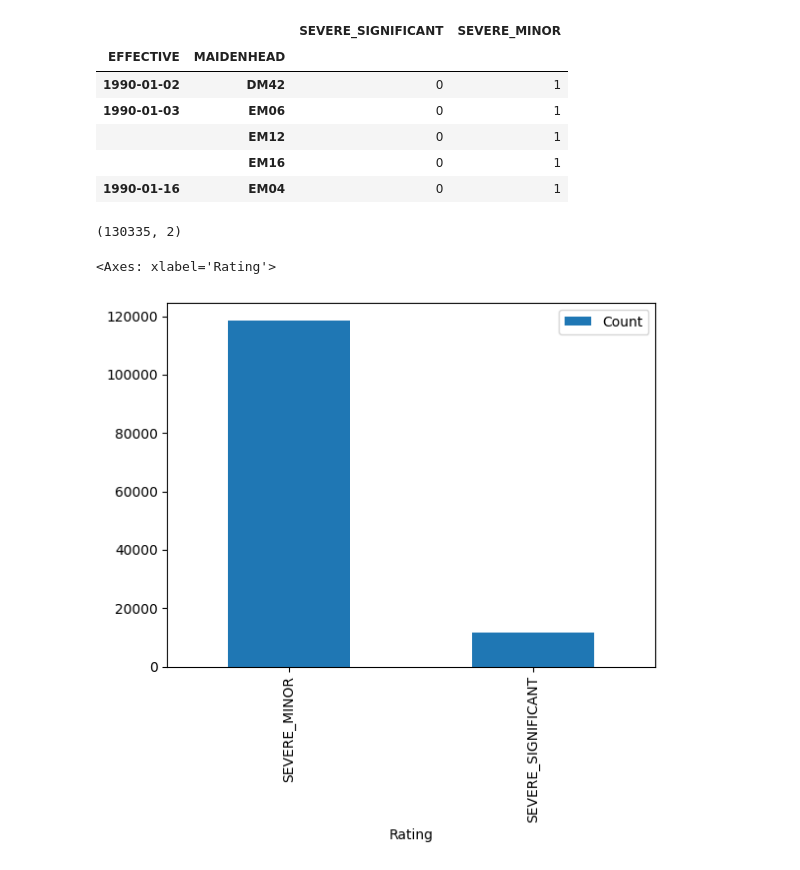
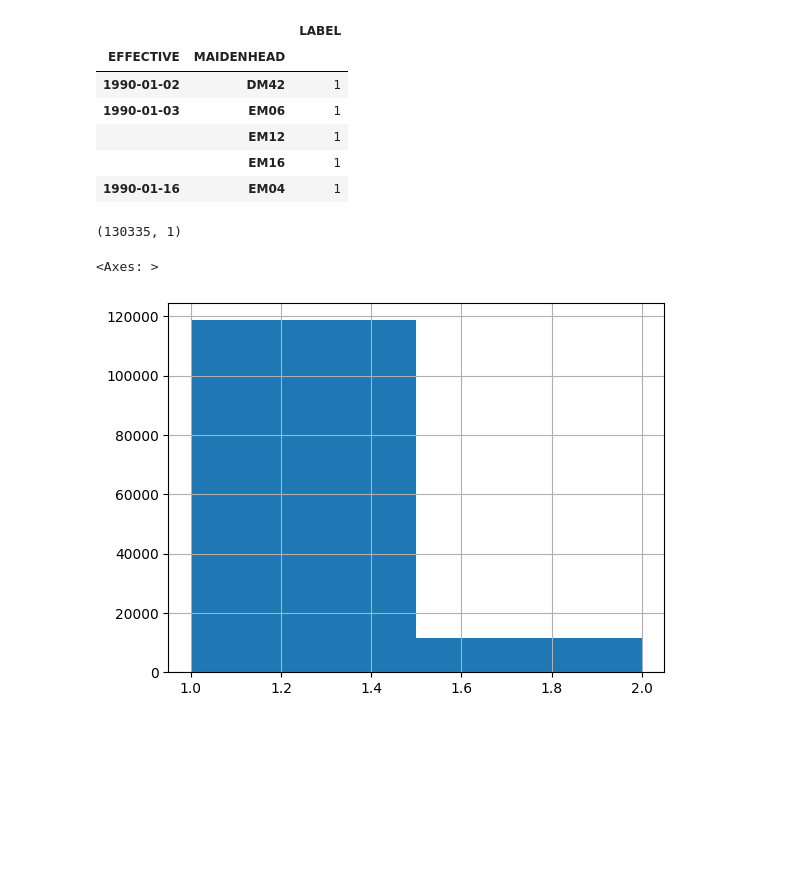
Before and after one commit to olievortex/olieigra, a Jupyter notebook: experiments/storm_events/12_transform_severe_maidenhead.ipynb, the cells around one changed output. Drawn from its saved outputs; the diff is of its cells as text; code cells hidden in the pictures; blank space fills up the shorter version.

```diff
--- a/experiments/storm_events/12_transform_severe_maidenhead.ipynb
+++ b/experiments/storm_events/12_transform_severe_maidenhead.ipynb
@@ -16,17 +16,17 @@ def effective_filter(original_df: pd.DataFrame) -> pd.DataFrame:
 
     return result
 
-def add_severe_significant(original_df: pd.DataFrame) -> pd.DataFrame:
+def add_severe_minor(original_df: pd.DataFrame) -> pd.DataFrame:
     result = original_df.copy()
-    result['SEVERE_SIGNIFICANT'] = np.minimum(result['TORNADO_SIGNIFICANT'] + result['HAIL_SIGNIFICANT'] + result['WIND_SIGNIFICANT'], 1)
-    result = result.drop(['TORNADO_SIGNIFICANT', 'HAIL_SIGNIFICANT', 'WIND_SIGNIFICANT'], axis=1)
+    result['LABEL'] = 1
+    result = result.drop(['TORNADO_MINOR', 'HAIL_MINOR', 'WIND_MINOR'], axis=1)
 
     return result
 
-def add_severe_minor(original_df: pd.DataFrame) -> pd.DataFrame:
+def add_severe_significant(original_df: pd.DataFrame) -> pd.DataFrame:
     result = original_df.copy()
-    result['SEVERE_MINOR'] = np.minimum(result['TORNADO_MINOR'] + result['HAIL_MINOR'] + result['WIND_MINOR'], 1)
-    result = result.drop(['TORNADO_MINOR', 'HAIL_MINOR', 'WIND_MINOR'], axis=1)
+    result.loc[(result['TORNADO_SIGNIFICANT'] + result['HAIL_SIGNIFICANT'] + result['WIND_SIGNIFICANT']) >= 1, 'LABEL'] = 2
+    result = result.drop(['TORNADO_SIGNIFICANT', 'HAIL_SIGNIFICANT', 'WIND_SIGNIFICANT'], axis=1)
 
     return result
 
@@ -42,39 +42,30 @@ def groupby_date_maidenhead(original_df: pd.DataFrame) -> pd.DataFrame:
     result = result.groupby(['EFFECTIVE', 'MAIDENHEAD']).max()
 
     return result
-
-def cascade_severity(original_df: pd.DataFrame) -> pd.DataFrame:
-    result = original_df.copy()
-    result.loc[result['SEVERE_SIGNIFICANT'] == 1, 'SEVERE_MINOR'] = 0
-
-    return result
 # %%
 df = pd.read_csv(SILVER_IN_PATH, usecols=use_columns)
 df = effective_filter(df)
+df = add_severe_minor(df)
 df = add_severe_significant(df)
-df = add_severe_minor(df)
 df = add_maidenhead(df)
 df = groupby_date_maidenhead(df)
-df = cascade_severity(df)
 df.head()
 # %% [output]
-|  |  | SEVERE_SIGNIFICANT | SEVERE_MINOR |
-| EFFECTIVE | MAIDENHEAD |  |  |
-| 1990-01-02 | DM42 | 0 | 1 |
-| 1990-01-03 | EM06 | 0 | 1 |
-|  | EM12 | 0 | 1 |
-|  | EM16 | 0 | 1 |
-| 1990-01-16 | EM04 | 0 | 1 |
+|  |  | LABEL |
+| EFFECTIVE | MAIDENHEAD |  |
+| 1990-01-02 | DM42 | 1 |
+| 1990-01-03 | EM06 | 1 |
+|  | EM12 | 1 |
+|  | EM16 | 1 |
+| 1990-01-16 | EM04 | 1 |
 # %%
 df.shape
 # %% [output]
-(130335, 2)
+(130335, 1)
 # %%
 df.to_csv(SILVER_OUT_PATH)
 # %%
-hist_df = pd.DataFrame(df[['SEVERE_MINOR', 'SEVERE_SIGNIFICANT']].sum(), columns=['Count'])
-hist_df.index.name = 'Rating'
-hist_df.plot(kind='bar')
+df['LABEL'].hist(bins=2)
 # %% [output]
-<Axes: xlabel='Rating'>
+<Axes: >
-[figure, old version]
+[figure, new version]
```
Also changed, not shown: 3 other files.
